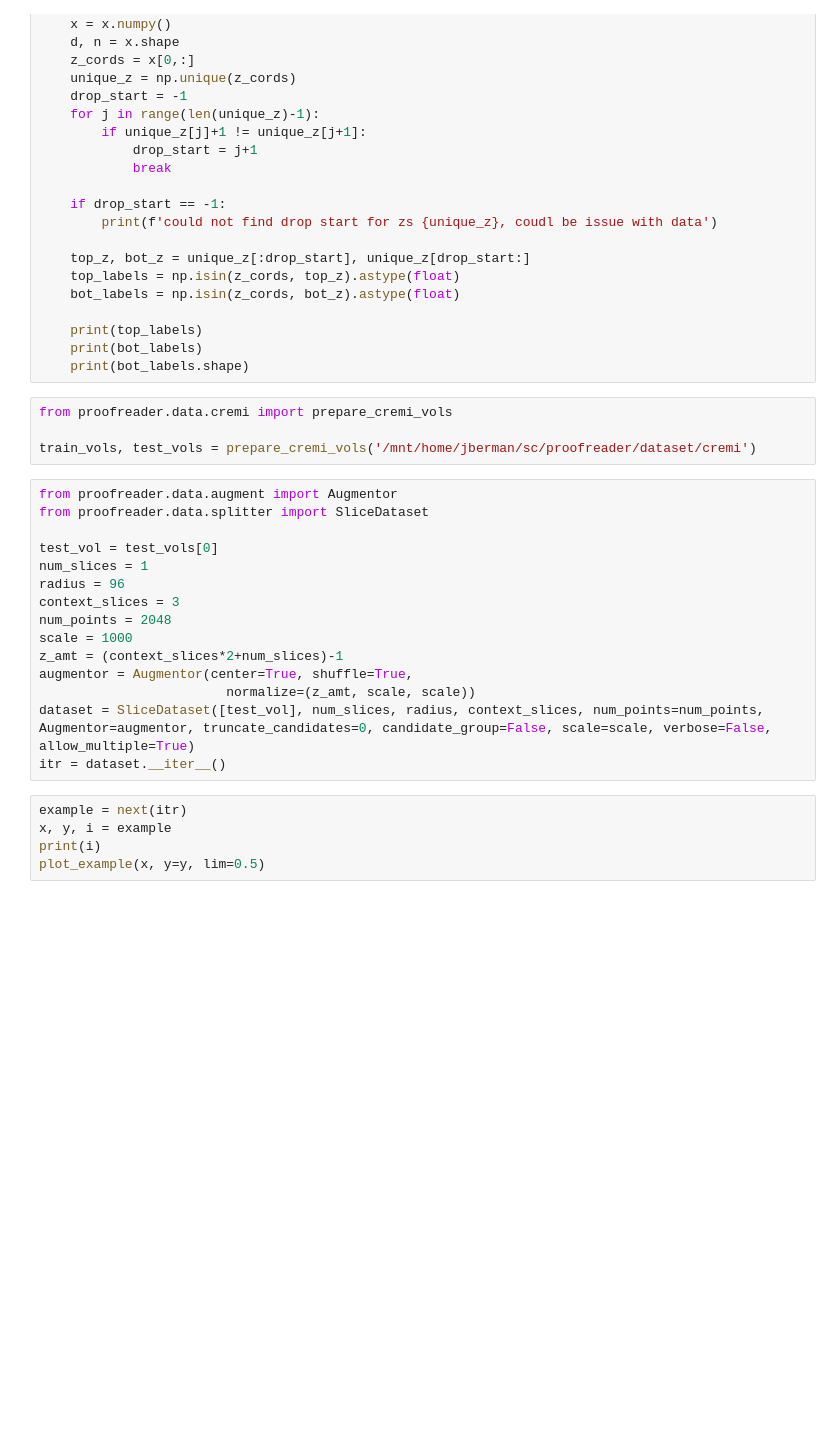
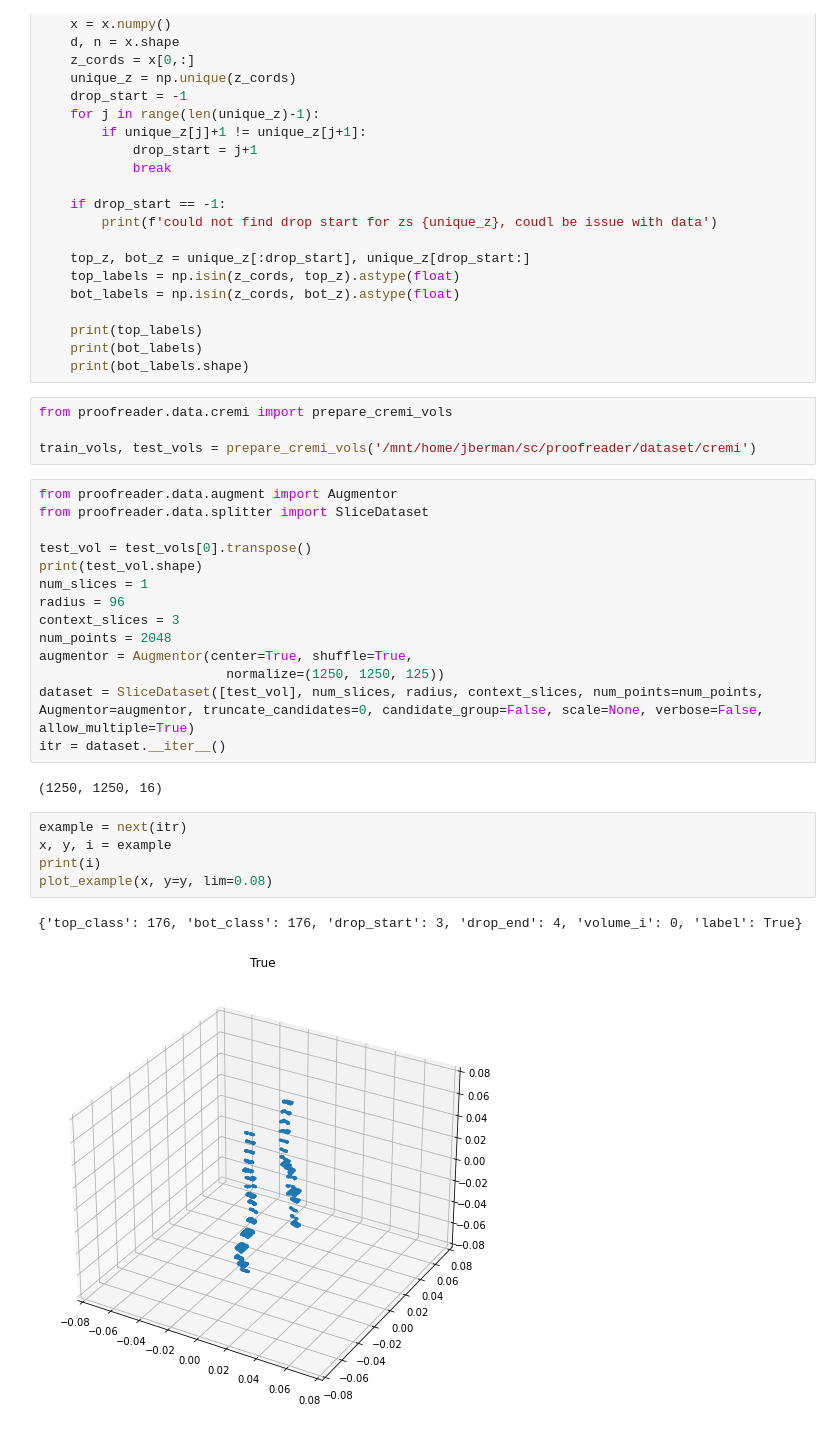
Before and after one commit to image-infomatics/proofreader, a Jupyter notebook: proofreader/notebooks/training_example.ipynb, the cells around one changed output. Saved outputs shown, nothing was run; the diff lists cells and outputs as text; blank space fills up the shorter version.

```diff
--- a/proofreader/notebooks/training_example.ipynb
+++ b/proofreader/notebooks/training_example.ipynb
@@ -84,19 +84,23 @@ train_vols, test_vols = prepare_cremi_vols('/mnt/home/jberman/sc/proofreader/dat
 from proofreader.data.augment import Augmentor
 from proofreader.data.splitter import SliceDataset
 
-test_vol = test_vols[0]
+test_vol = test_vols[0].transpose()
+print(test_vol.shape)
 num_slices = 1
 radius = 96
 context_slices = 3
 num_points = 2048
-scale = 1000
-z_amt = (context_slices*2+num_slices)-1
 augmentor = Augmentor(center=True, shuffle=True,
-                        normalize=(z_amt, scale, scale))
-dataset = SliceDataset([test_vol], num_slices, radius, context_slices, num_points=num_points, Augmentor=augmentor, truncate_candidates=0, candidate_group=False, scale=scale, verbose=False, allow_multiple=True)
+                        normalize=(1250, 1250, 125))
+dataset = SliceDataset([test_vol], num_slices, radius, context_slices, num_points=num_points, Augmentor=augmentor, truncate_candidates=0, candidate_group=False, scale=None, verbose=False, allow_multiple=True)
 itr = dataset.__iter__()
+# %% [output]
+(1250, 1250, 16)
 # %%
 example = next(itr)
 x, y, i = example
 print(i)
-plot_example(x, y=y, lim=0.5)
+plot_example(x, y=y, lim=0.08)
+# %% [output]
+{'top_class': 176, 'bot_class': 176, 'drop_start': 3, 'drop_end': 4, 'volume_i': 0, 'label': True}
+[figure, added]
```
Also changed, not shown: parts of 1 cell of this notebook, 6 other files.
